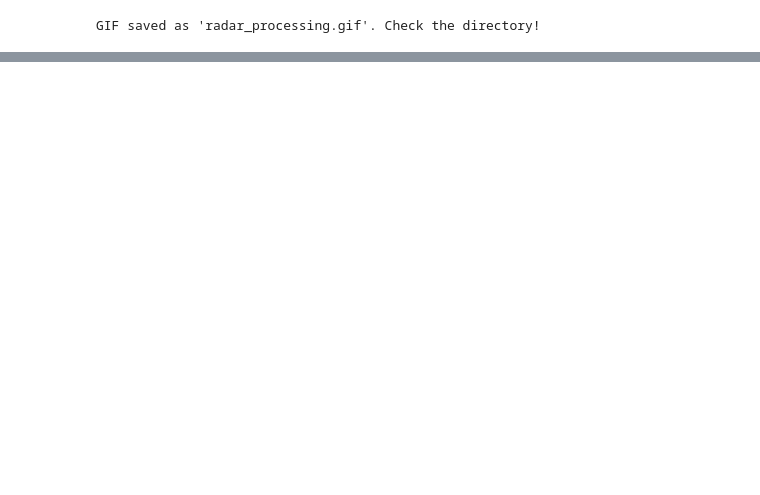
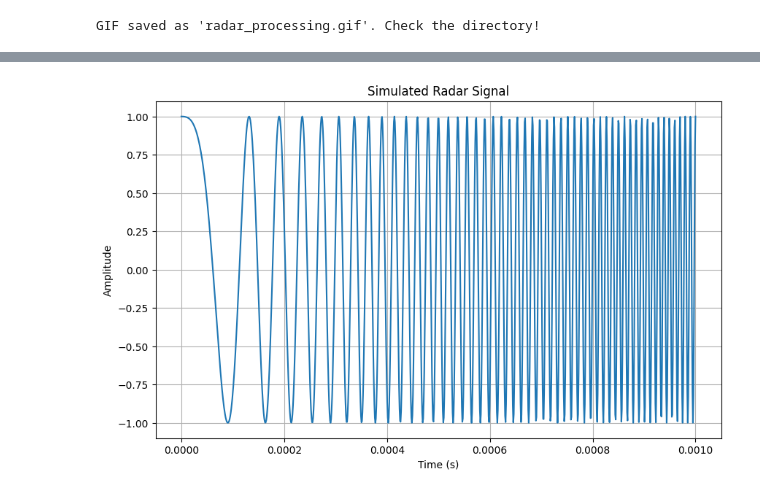
Before and after one commit to SapirBashan/radar_animation, a Jupyter notebook: radar_simulation_final.ipynb, the cells around one changed output, grey strips where cells are left out. Cells and saved outputs as stored; diff of their text form; code cells hidden in the pictures; blank space fills up the shorter version.

```diff
--- a/radar_simulation_final.ipynb
+++ b/radar_simulation_final.ipynb
@@ -127,0 +148,91 @@ GIF saved as 'radar_processing.gif'. Check the directory!
+# %%
+import numpy as np
+import matplotlib.pyplot as plt
+from scipy.signal import correlate
+from filterpy.kalman import KalmanFilter
+
+# 1. Signal Generation (Simulated Radar Signal)
+def generate_radar_signal(duration=1e-3, fs=1e6, f0=1e9, bandwidth=1e8):
+    t = np.linspace(0, duration, int(fs * duration))
+    chirp_signal = np.cos(2 * np.pi * (f0 + (bandwidth / 2) * t) * t)  # Frequency modulated signal
+    return t, chirp_signal
+
+# 2. Pulse Compression (Matched Filter)
+def pulse_compression(signal, template):
+    return correlate(signal, template, mode='same')
+
+# 3. Doppler Shift Compensation
+def apply_doppler_shift(signal, doppler_shift=1e4, fs=1e6):
+    t = np.arange(len(signal)) / fs
+    shift_signal = signal * np.exp(1j * 2 * np.pi * doppler_shift * t)
+    return np.real(shift_signal)
+
+# 4. Detection (Simple Thresholding)
+def detect_targets(signal, threshold=0.5):
+    return np.where(signal > threshold)[0]
+
+# 5. Target Tracking (Using Kalman Filter)
+def kalman_tracking(detected_positions):
+    kf = KalmanFilter(dim_x=2, dim_z=1)
+    kf.x = np.array([detected_positions[0], 0])  # initial state (position, velocity)
+    kf.P *= 1000  # initial uncertainty
+    kf.F = np.array([[1, 1], [0, 1]])  # state transition matrix
+    kf.H = np.array([[1, 0]])  # observation matrix
+    kf.R = 5  # measurement noise
+    kf.Q = np.array([[0.01, 0], [0, 0.01]])  # process noise
+
+    positions = []
+    for z in detected_positions:
+        kf.predict()
+        kf.update(z)
+        positions.append(kf.x[0])
+    return np.array(positions)
+
+# 6. Plotting each step
+def plot_step(t, signal, title="Radar Signal"):
+    plt.figure(figsize=(10, 6))
+    plt.plot(t, signal)
+    plt.title(title)
+    plt.xlabel('Time (s)')
+    plt.ylabel('Amplitude')
+    plt.grid(True)
+    plt.show()
+
+# Simulate radar process
+t, signal = generate_radar_signal()
+
+# Plot the original signal
+plot_step(t, signal, "Simulated Radar Signal")
+
+# Apply pulse compression
+compressed_signal = pulse_compression(signal, signal)
+plot_step(t, compressed_signal, "Pulse Compressed Signal")
+
+# Apply Doppler shift (simulate target movement)
+shifted_signal = apply_doppler_shift(signal)
+plot_step(t, shifted_signal, "Signal with Doppler Shift")
+
+# Detect targets (simple thresholding)
+detected_positions = detect_targets(shifted_signal)
+plt.figure(figsize=(10, 6))
+plt.plot(t, shifted_signal)
+plt.scatter(t[detected_positions], shifted_signal[detected_positions], color='red', label="Detected Targets")
+plt.title("Detected Targets")
+plt.xlabel('Time (s)')
+plt.ylabel('Amplitude')
+plt.legend()
+plt.grid(True)
+plt.show()
+
+# Track the targets using Kalman filter
+tracked_positions = kalman_tracking(t[detected_positions])
+plt.figure(figsize=(10, 6))
+plt.plot(t[detected_positions], tracked_positions, label="Tracked Position")
+plt.title("Target Tracking with Kalman Filter")
+plt.xlabel('Time (s)')
+plt.ylabel('Position (m)')
+plt.legend()
+plt.grid(True)
+plt.show()
+# %% [output]
+[figure, added]
```
Also changed, not shown: parts of 2 cells of this notebook.
